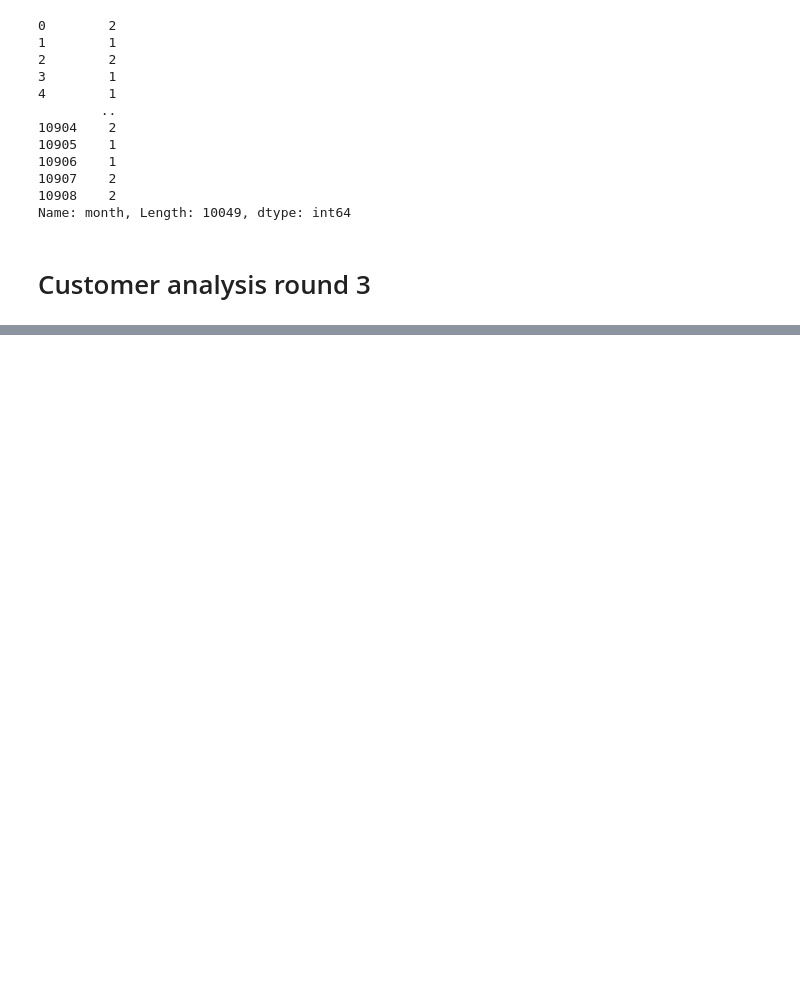
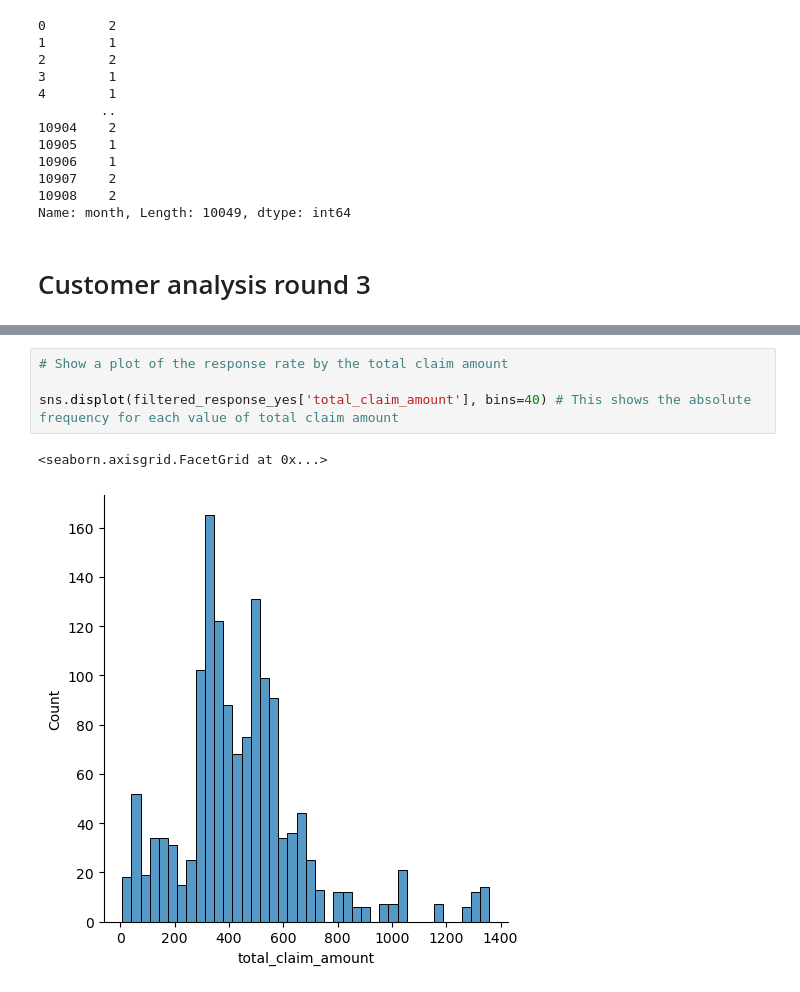
Before and after one commit to enrgavgut/lab-customer-analysis-round-2, a Jupyter notebook: files_for_lab/csv_files/Lab 2&3.ipynb, the cells around one changed output, grey strips where cells are left out. Cells and saved outputs as stored; diff of their text form; blank space fills up the shorter version.

```diff
--- a/files_for_lab/csv_files/Lab 2&3.ipynb
+++ b/files_for_lab/csv_files/Lab 2&3.ipynb
@@ -155,0 +233,7 @@ Name: month, Length: 10049, dtype: int64
+# %%
+# Show a plot of the response rate by the total claim amount
+
+sns.displot(filtered_response_yes['total_claim_amount'], bins=40) # This shows the absolute frequency for each value of total claim amount
+# %% [output]
+<seaborn.axisgrid.FacetGrid at 0x...>
+[figure, added]
```
Also changed, not shown: parts of 6 cells of this notebook.
